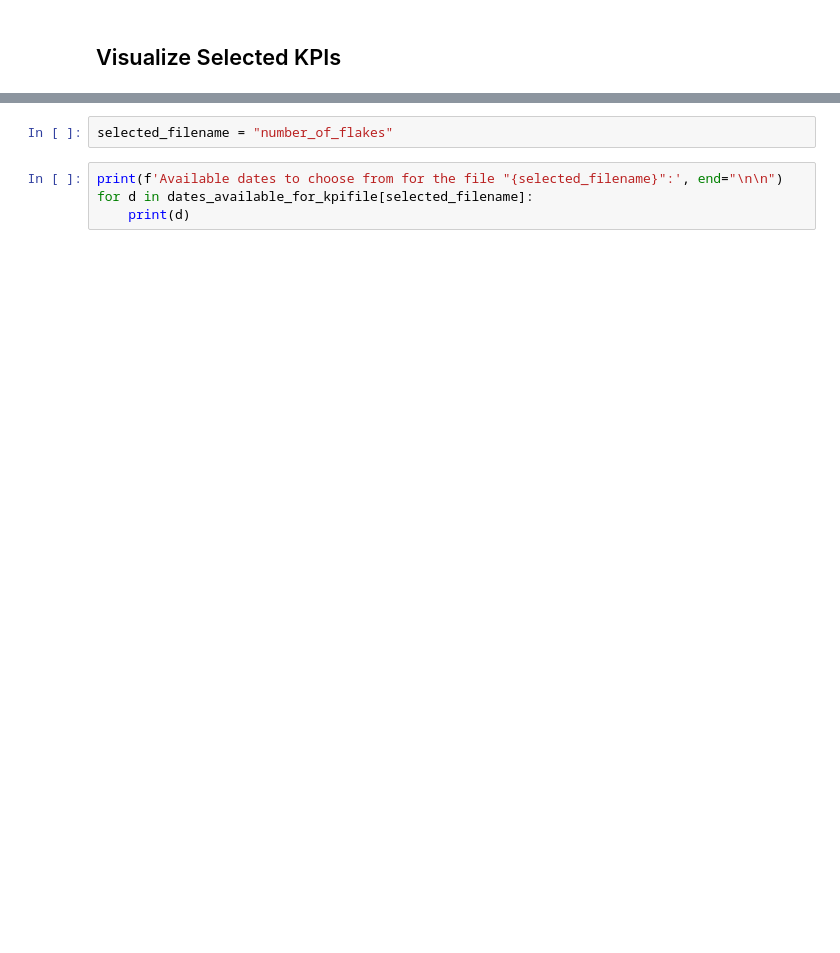
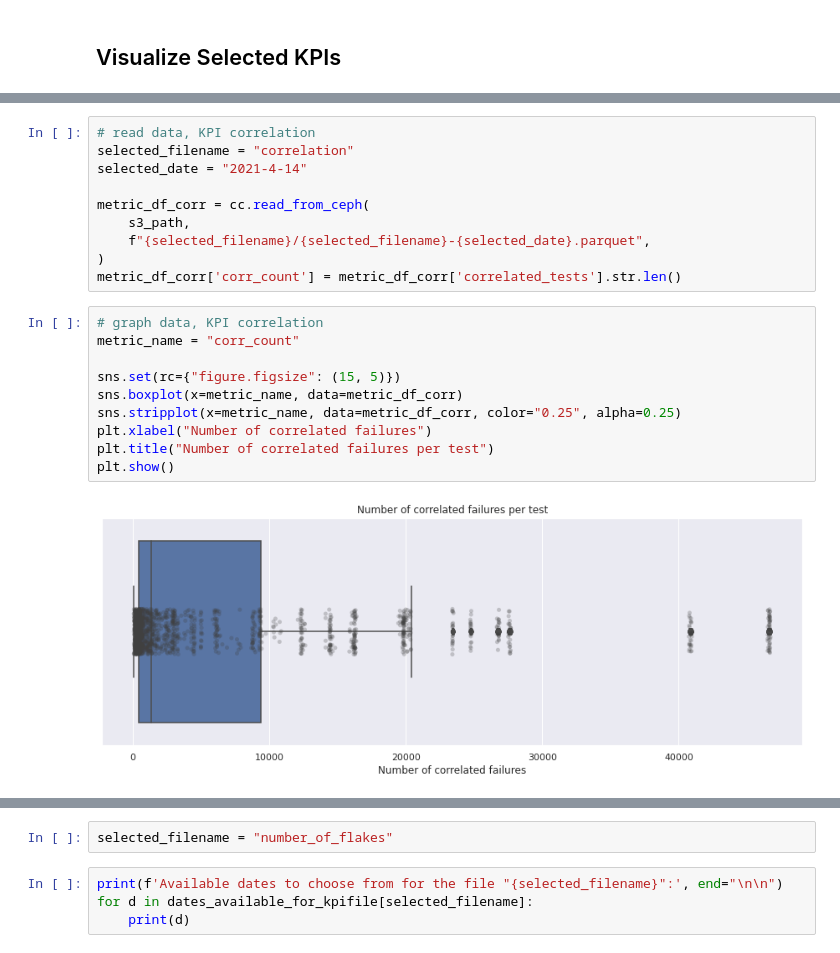
Before and after one commit to isabelizimm/ocp-ci-analysis, a Jupyter notebook: notebooks/data-sources/TestGrid/metrics/metrics_visualization.ipynb, the cells around one changed output, grey strips where cells are left out. Drawn from its saved outputs; the diff is of its cells as text; blank space fills up the shorter version.

```diff
--- a/notebooks/data-sources/TestGrid/metrics/metrics_visualization.ipynb
+++ b/notebooks/data-sources/TestGrid/metrics/metrics_visualization.ipynb
@@ -239,0 +326,22 @@ time_to_test
+# %%
+# read data, KPI correlation
+selected_filename = "correlation"
+selected_date = "2021-4-14"
+
+metric_df_corr = cc.read_from_ceph(
+    s3_path,
+    f"{selected_filename}/{selected_filename}-{selected_date}.parquet",
+)
+metric_df_corr['corr_count'] = metric_df_corr['correlated_tests'].str.len()
+# %%
+# graph data, KPI correlation
+metric_name = "corr_count"
+
+sns.set(rc={"figure.figsize": (15, 5)})
+sns.boxplot(x=metric_name, data=metric_df_corr)
+sns.stripplot(x=metric_name, data=metric_df_corr, color="0.25", alpha=0.25)
+plt.xlabel("Number of correlated failures")
+plt.title("Number of correlated failures per test")
+plt.show()
+# %% [output]
+[figure, added]
```
Also changed, not shown: parts of 20 cells of this notebook.
